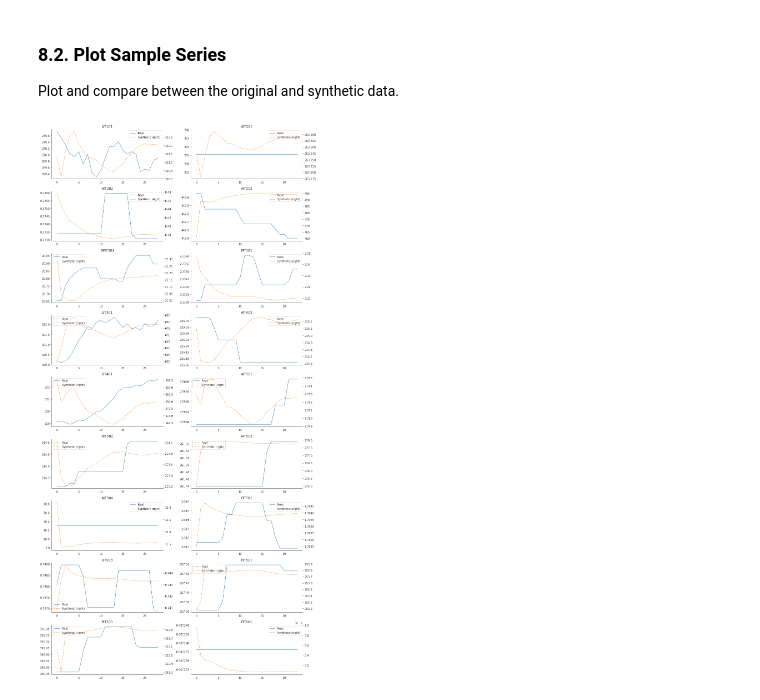
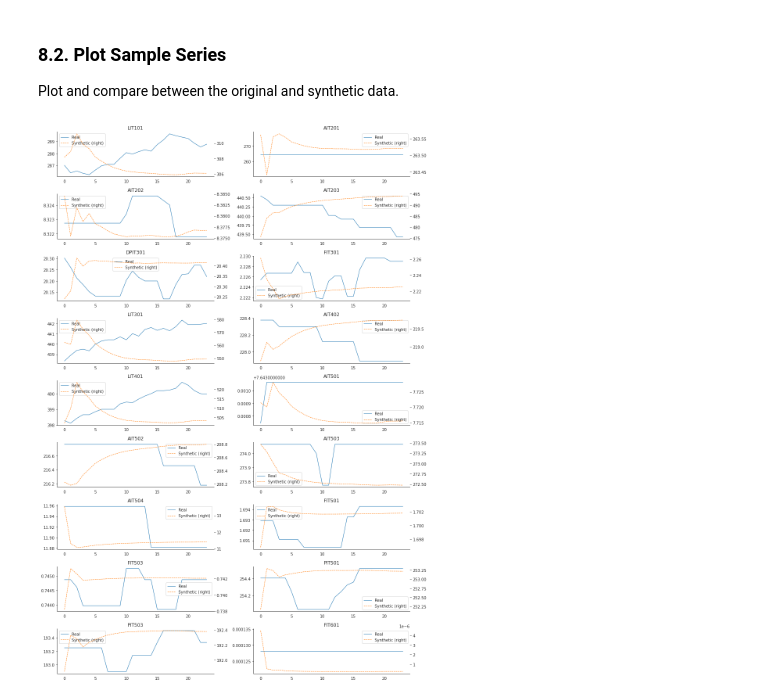
Before and after one commit to mnguyen0226/tsgans_cps, a Jupyter notebook: src/tf_version/notebooks/time_gans/time_gan_swat.ipynb, the cells around one changed output. Cells and saved outputs as stored; diff of their text form; code cells hidden in the pictures.

```diff
--- a/src/tf_version/notebooks/time_gans/time_gan_swat.ipynb
+++ b/src/tf_version/notebooks/time_gans/time_gan_swat.ipynb
@@ -755,23 +755,23 @@ generated_data.shape
 ### 8.2. Plot Sample Series
 Plot and compare between the original and synthetic data.
 # %%
-fig, axes = plt.subplots(nrows=9, ncols=2, figsize=(14, 28))
+fig, axes = plt.subplots(nrows=9, ncols=2, figsize=(14, 20))
 axes = axes.flatten()
 
 index = list(range(1, 25))
 synthetic = generated_data[np.random.randint(n_windows)]
 
 idx = np.random.randint(len(df) - seq_len)
 real = df.iloc[idx: idx + seq_len]
 
 for j, ticker in enumerate(features):
     (pd.DataFrame({'Real': real.iloc[:, j].values,
                    'Synthetic': synthetic[:, j]})
      .plot(ax=axes[j],
            title=ticker,
            secondary_y='Synthetic', style=['-', '--'],
            lw=1))
 sns.despine()
 fig.tight_layout()
 # %% [output]
-[figure, old version]
+[figure, new version]
```
Also changed, not shown: 16 other files.
